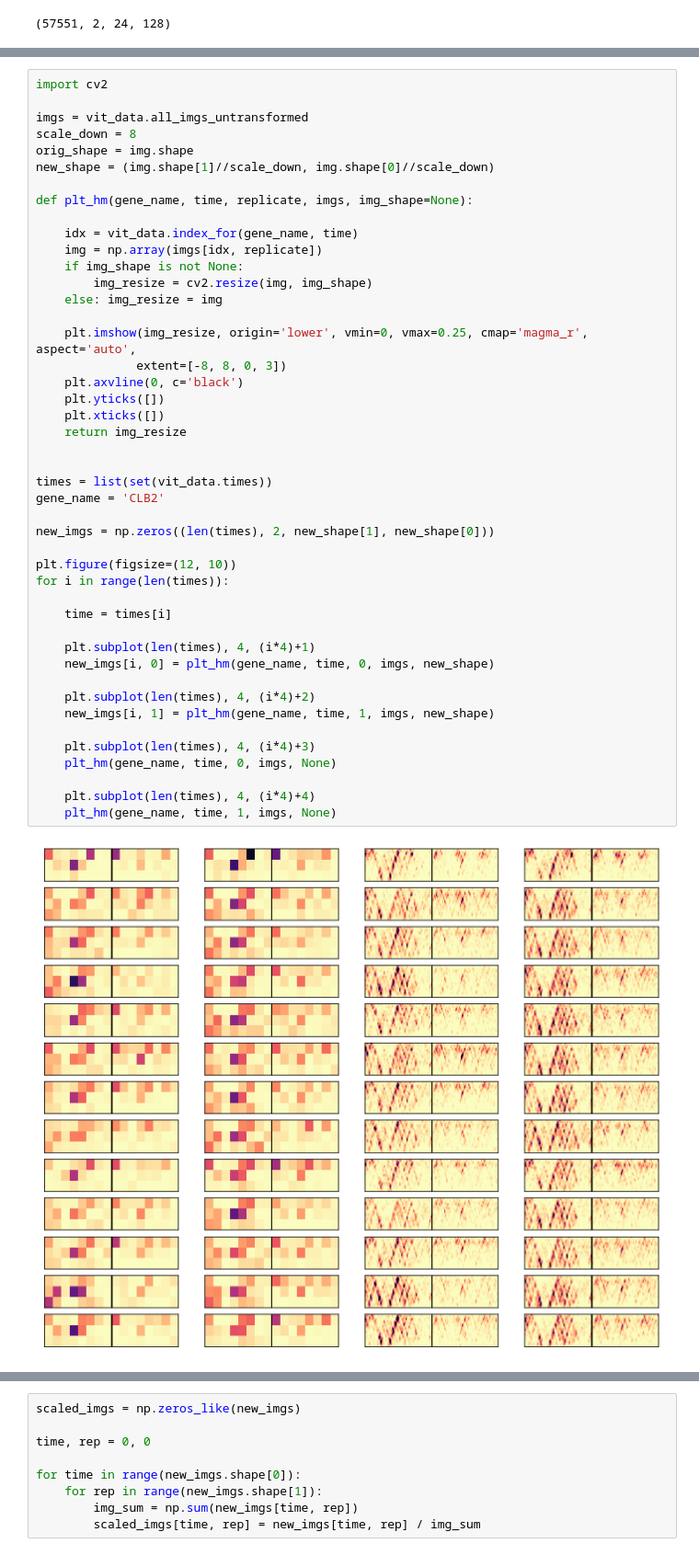
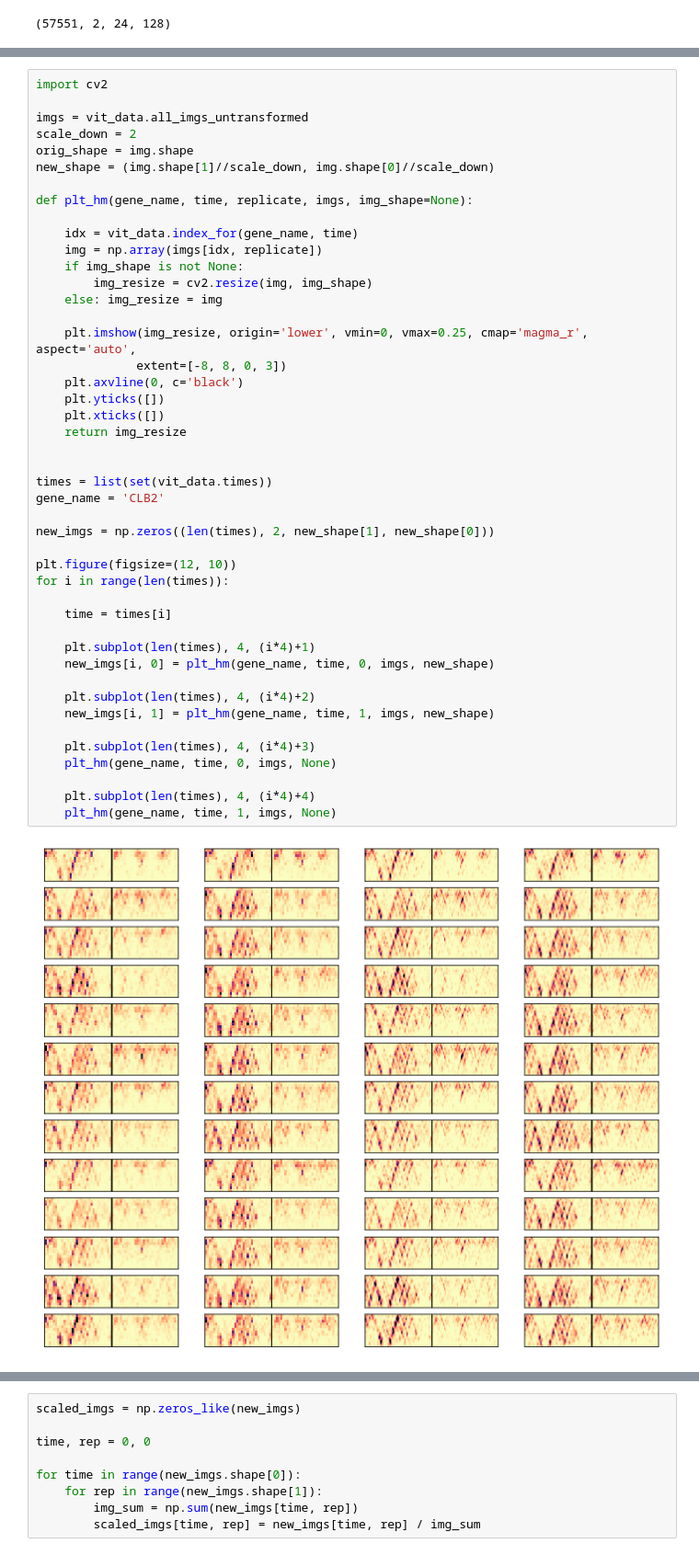
Before and after one commit to HarteminkLab/chromatin-transformers, a Jupyter notebook: Cell Cycle Chromatin Data.ipynb, the cells around one changed output, grey strips where cells are left out. Shown at 92% size. Saved outputs shown, nothing was run; the diff lists cells and outputs as text.

```diff
--- a/Cell Cycle Chromatin Data.ipynb
+++ b/Cell Cycle Chromatin Data.ipynb
@@ -34,7 +30,7 @@ img.shape
 import cv2
 
 imgs = vit_data.all_imgs_untransformed
-scale_down = 8
+scale_down = 2
 orig_shape = img.shape
 new_shape = (img.shape[1]//scale_down, img.shape[0]//scale_down)
 
@@ -49,31 +45,31 @@ def plt_hm(gene_name, time, replicate, imgs, img_shape=None):
     plt.imshow(img_resize, origin='lower', vmin=0, vmax=0.25, cmap='magma_r', aspect='auto',
               extent=[-8, 8, 0, 3])
     plt.axvline(0, c='black')
     plt.yticks([])
     plt.xticks([])
     return img_resize
 
 
 times = list(set(vit_data.times))
 gene_name = 'CLB2'
 
 new_imgs = np.zeros((len(times), 2, new_shape[1], new_shape[0]))
 
 plt.figure(figsize=(12, 10))
 for i in range(len(times)):
 
     time = times[i]
 
     plt.subplot(len(times), 4, (i*4)+1)
     new_imgs[i, 0] = plt_hm(gene_name, time, 0, imgs, new_shape)
 
     plt.subplot(len(times), 4, (i*4)+2)
     new_imgs[i, 1] = plt_hm(gene_name, time, 1, imgs, new_shape)
 
     plt.subplot(len(times), 4, (i*4)+3)
     plt_hm(gene_name, time, 0, imgs, None)
 
     plt.subplot(len(times), 4, (i*4)+4)
     plt_hm(gene_name, time, 1, imgs, None)
 # %% [output]
-[figure, old version]
+[figure, new version]
```
Also changed, not shown: parts of 25 cells of this notebook, 5 other files.
